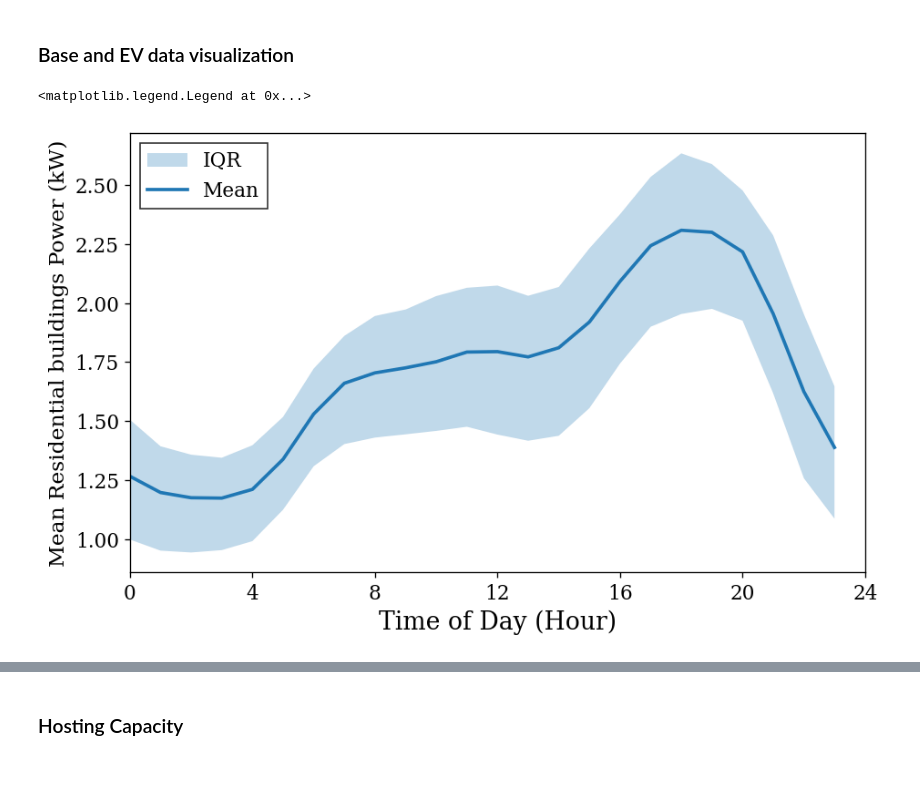
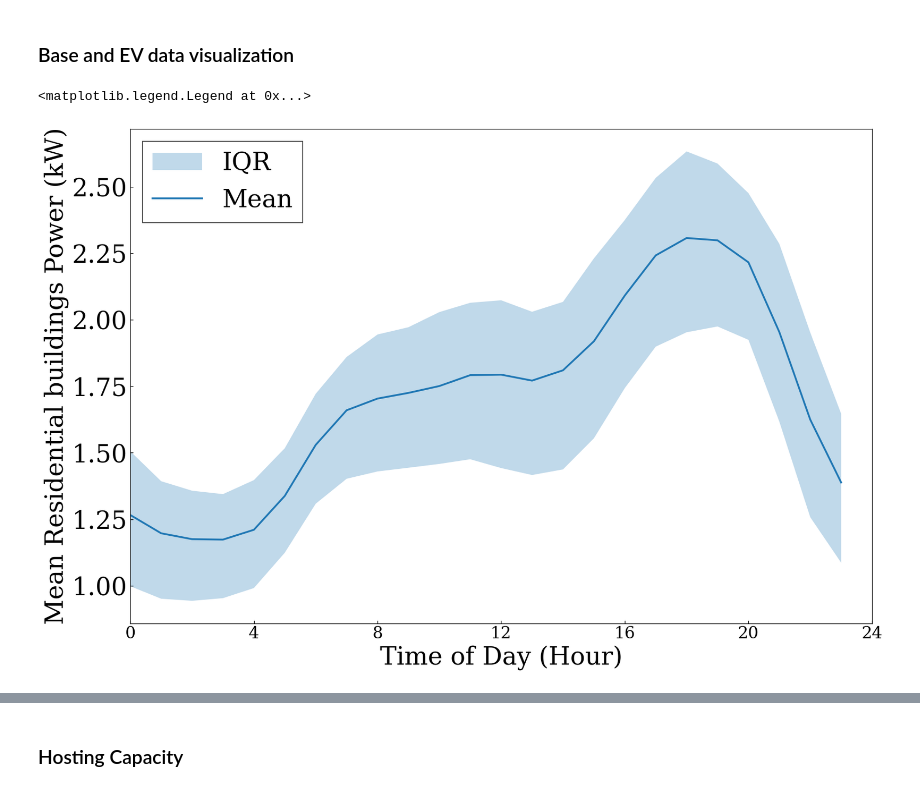
Before and after one commit to gcsarker/dynamic_hosting, a Jupyter notebook: Intervention_test.ipynb, the cells around one changed output, grey strips where cells are left out. Saved outputs shown, nothing was run; the diff lists cells and outputs as text; code cells hidden in the pictures.

```diff
--- a/Intervention_test.ipynb
+++ b/Intervention_test.ipynb
@@ -5,7 +5,10 @@ import cvxpy as cp
 import matplotlib.pyplot as plt
 import pyarrow.dataset as ds
 from collections import defaultdict
+from scipy.stats import gaussian_kde
 import pandas as pd
+import matplotlib.pyplot as plt
+import matplotlib.dates as mdates
 
 plt.rcParams.update({
     # Figure
@@ -13,16 +16,20 @@ plt.rcParams.update({
     "figure.dpi": 120,
 
     # Fonts
-    "font.size": 14,          # base font size
-    "axes.titlesize": 16,     # title
-    "axes.labelsize": 16,     # x,y labels
+    "font.size": 30,          # base font size
+    "axes.titlesize": 30,     # title
+    "axes.labelsize": 30,     # x,y labels
 
     # Tick labels
-    "xtick.labelsize": 13,
-    "ytick.labelsize": 13,
+    "xtick.labelsize": 20,
+    "ytick.labelsize": 30,
+
+    # Tick direction (correct way)
+    "xtick.direction": "in",
+    "ytick.direction": "in",
 
     # Legend
-    "legend.fontsize": 13,
+    "legend.fontsize": 30,
     "legend.frameon": False,
 
     # Lines
@@ -245,36 +268,36 @@ ev_df.index = ev_df.index - pd.DateOffset(years=12)
 base_load = bus_load_kw_final.mean(axis=1)
 
 def hourly_mean_iqr(series):
     df = pd.DataFrame({"value": series})
     df["hour"] = df.index.hour
 
     stats = df.groupby("hour")["value"].agg([
         ("q25", lambda x: np.percentile(x, 25)),
         ("mean", "mean"),
         ("q75", lambda x: np.percentile(x, 75)),
     ])
     return stats
 
 res_stats = hourly_mean_iqr(base_load)
 
 # Residential power plot
-plt.figure(figsize=(8, 5))
+plt.figure(figsize=(15, 10))
 h = res_stats.index.to_numpy()
 m = res_stats["mean"].to_numpy()
 q25 = res_stats["q25"].to_numpy()
 q75 = res_stats["q75"].to_numpy()
 
 plt.fill_between(h, q25, q75, alpha=0.28, label="IQR")
 plt.plot(h, m, linewidth=2.2, label="Mean")
 plt.xlabel("Time of Day (Hour)")
-plt.ylabel("Mean Residential buildings Power (kW)", fontsize=14)
+plt.ylabel("Mean Residential buildings Power (kW)", fontsize=30)
 plt.xlim(0, 23)
 plt.xticks([0, 4, 8, 12, 16, 20, 24])
 plt.grid(False)
 plt.legend(loc="upper left", frameon=True, fancybox=False, edgecolor="black")
 # %% [output]
 <matplotlib.legend.Legend at 0x...>
-[figure, old version]
+[figure, new version]
 # %%
 ev_df_plot = ev_df.copy()
 ev_df_plot['Synthetic_7_2kW'] = ev_df_plot['Synthetic_7_2kW']/ev_df_plot['Synthetic_7_2kW'].max()
```
Also changed, not shown: parts of 34 cells of this notebook, 39 other files.
